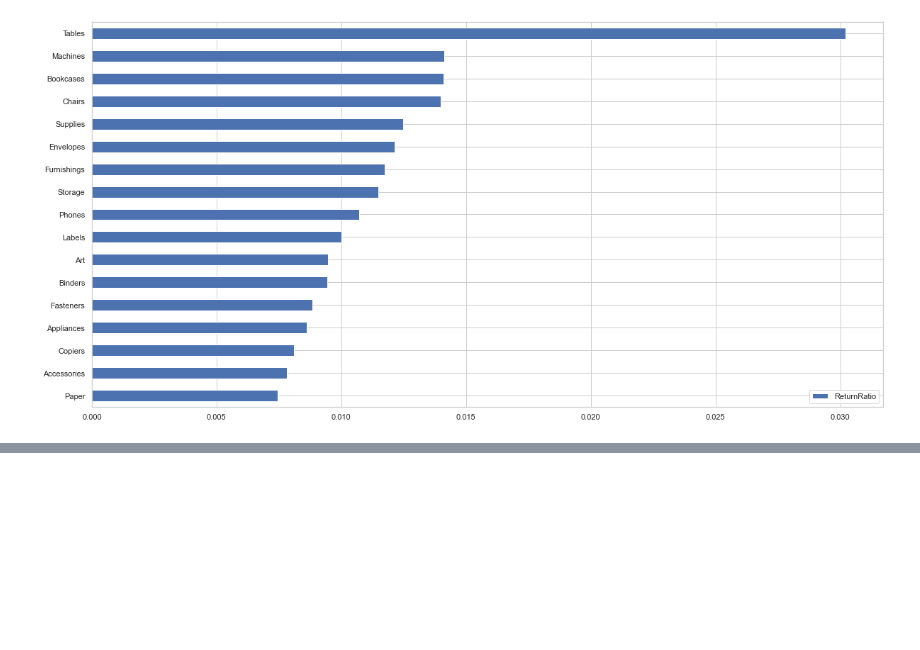
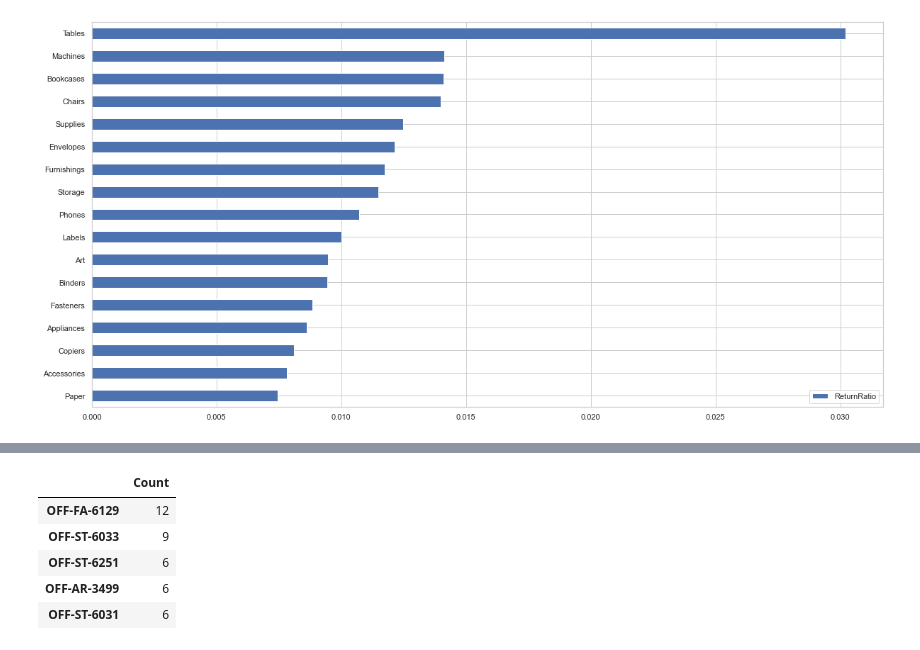
Before and after one commit to rkmad/Machine_Learning_Lab, a Jupyter notebook: KoeunL/ML_Lab.ipynb, the cells around one changed output, grey strips where cells are left out. Saved outputs shown, nothing was run; the diff lists cells and outputs as text; code cells hidden in the pictures; blank space fills up the shorter version.

```diff
--- a/KoeunL/ML_Lab.ipynb
+++ b/KoeunL/ML_Lab.ipynb
@@ -499,0 +544,3 @@ fig_SubCat = data_SubCat.sort_values('ReturnRatio',ascending=True).plot.barh(y='
+# %%
+orders1.rename({'Region_x': 'Region'}, axis=1, inplace=True)
+orders1.head()
@@ -499,0 +559,3 @@ fig_SubCat = data_SubCat.sort_values('ReturnRatio',ascending=True).plot.barh(y='
+# %%
+orders1['ProcessTime'] = orders1.ShipDate-orders1.OrderDate
+orders1.head()
@@ -499,0 +575,11 @@ fig_SubCat = data_SubCat.sort_values('ReturnRatio',ascending=True).plot.barh(y='
+# %%
+returned_PID = pd.DataFrame(orders1[orders1.Returned == 1].ProductID.value_counts())
+returned_PID.columns = ['Count']
+returned_PID.head()
+# %% [output]
+|  | Count |
+| OFF-FA-6129 | 12 |
+| OFF-ST-6033 | 9 |
+| OFF-ST-6251 | 6 |
+| OFF-AR-3499 | 6 |
+| OFF-ST-6031 | 6 |
```
Also changed, not shown: parts of 12 cells of this notebook.
